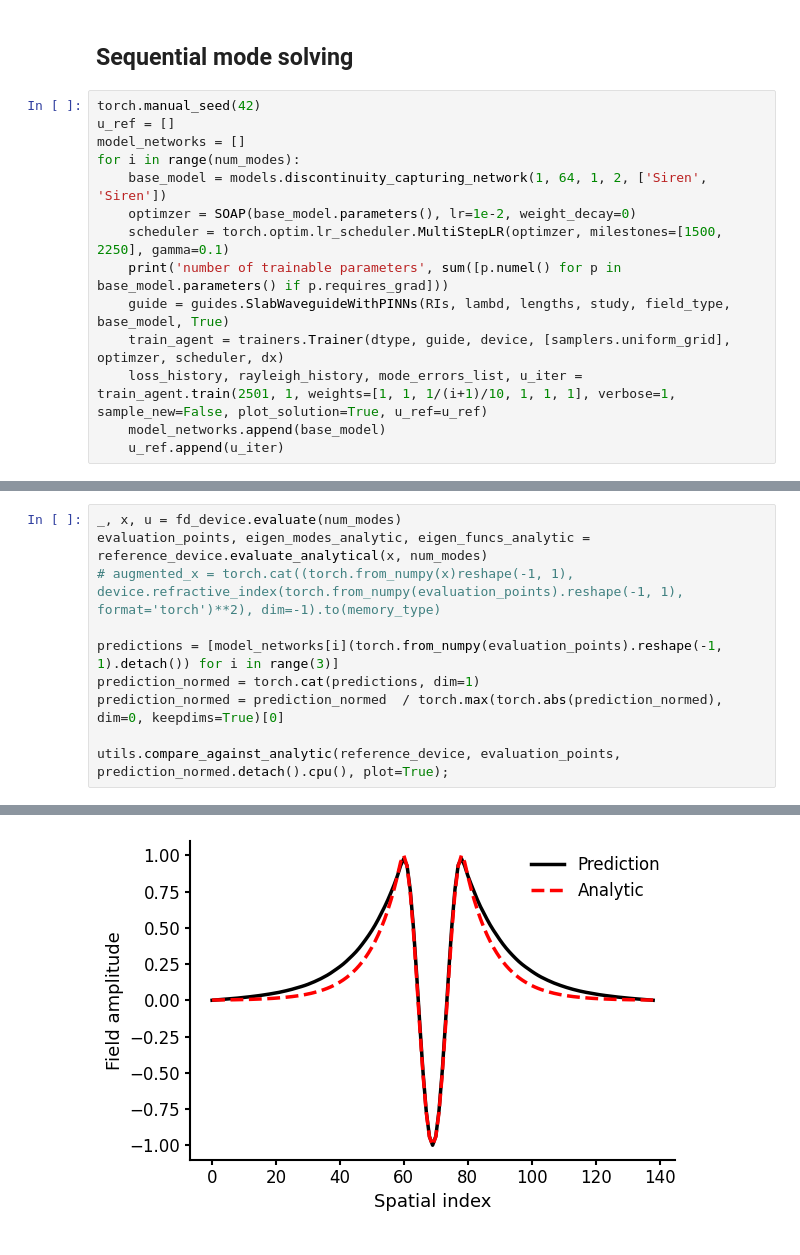
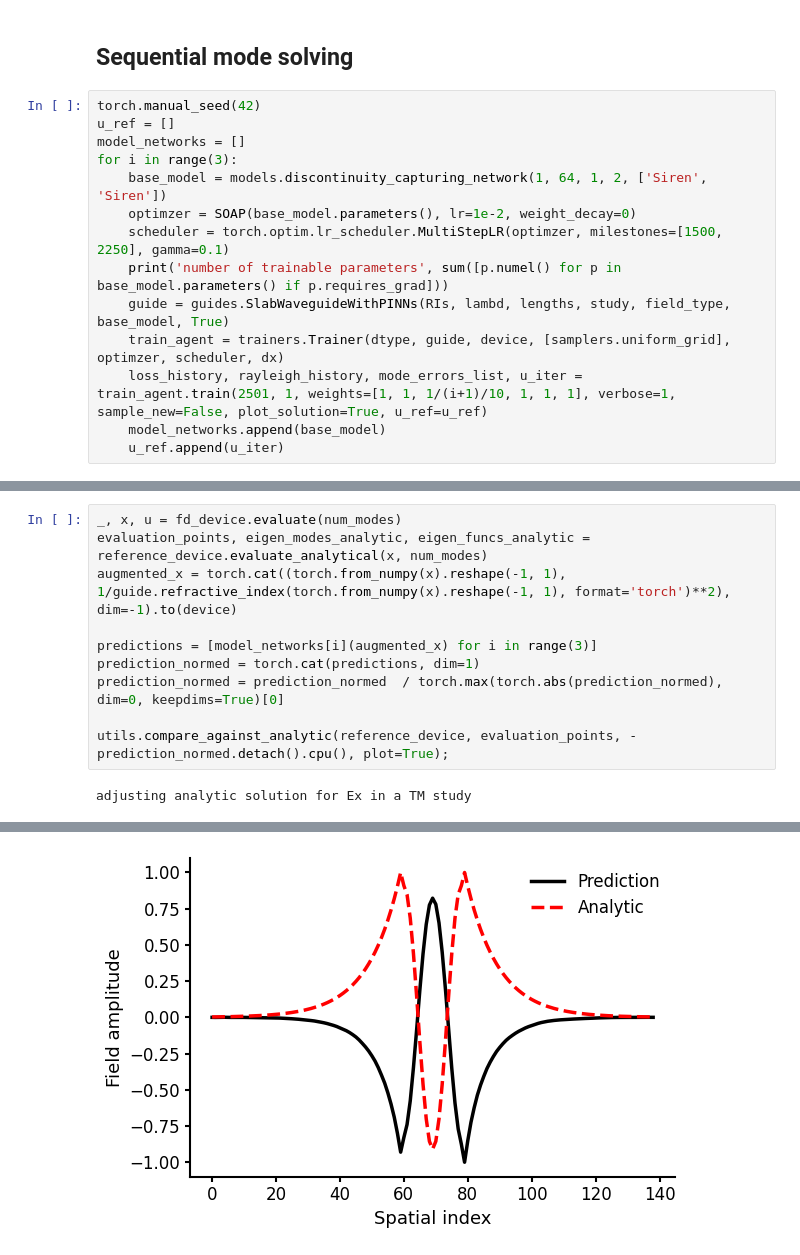
Before and after one commit to amrShares/a-stable-PGNN, a Jupyter notebook: notebooks/Slab E-filed formulation demonstration 01 TM.ipynb, the cells around one changed output, grey strips where cells are left out. Drawn from its saved outputs; the diff is of its cells as text.

```diff
--- a/notebooks/Slab E-filed formulation demonstration 01 TM.ipynb
+++ b/notebooks/Slab E-filed formulation demonstration 01 TM.ipynb
@@ -136,7 +136,7 @@ iteration 2001 loss1 is 0.00041, loss2 is 0.00117, loss3 is 1.26349, loss4 is 0.
 torch.manual_seed(42)
 u_ref = []
 model_networks = []
-for i in range(num_modes):
+for i in range(3):
     base_model = models.discontinuity_capturing_network(1, 64, 1, 2, ['Siren', 'Siren'])
     optimzer = SOAP(base_model.parameters(), lr=1e-2, weight_decay=0)
     scheduler = torch.optim.lr_scheduler.MultiStepLR(optimzer, milestones=[1500, 2250], gamma=0.1)
@@ -165,11 +176,12 @@ utils.compare_against_analytic(fd_device, x, torch.from_numpy(u))
 # %%
 _, x, u = fd_device.evaluate(num_modes)
 evaluation_points, eigen_modes_analytic, eigen_funcs_analytic = reference_device.evaluate_analytical(x, num_modes)
-# augmented_x = torch.cat((torch.from_numpy(x)reshape(-1, 1), device.refractive_index(torch.from_numpy(evaluation_points).reshape(-1, 1), format='torch')**2), dim=-1).to(memory_type)
+augmented_x = torch.cat((torch.from_numpy(x).reshape(-1, 1), 1/guide.refractive_index(torch.from_numpy(x).reshape(-1, 1), format='torch')**2), dim=-1).to(device)
 
-predictions = [model_networks[i](torch.from_numpy(evaluation_points).reshape(-1, 1).detach()) for i in range(3)]
+predictions = [model_networks[i](augmented_x) for i in range(3)]
 prediction_normed = torch.cat(predictions, dim=1)
 prediction_normed = prediction_normed  / torch.max(torch.abs(prediction_normed), dim=0, keepdims=True)[0]
 
-utils.compare_against_analytic(reference_device, evaluation_points, prediction_normed.detach().cpu(), plot=True);
+utils.compare_against_analytic(reference_device, evaluation_points, -prediction_normed.detach().cpu(), plot=True);
 # %% [output]
+adjusting analytic solution for Ex in a TM study
@@ -178 +190 @@ utils.compare_against_analytic(reference_device, evaluation_points, prediction_n
-[figure, old version]
+[figure, new version]
```
Also changed, not shown: parts of 3 cells of this notebook, 25 other files.
